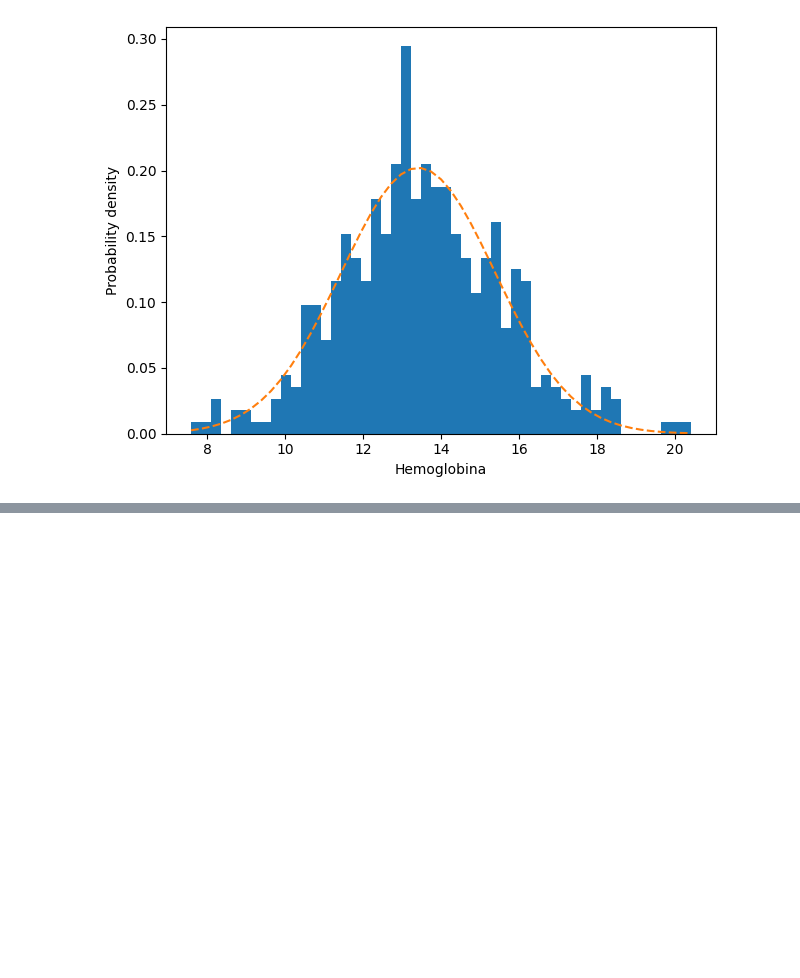
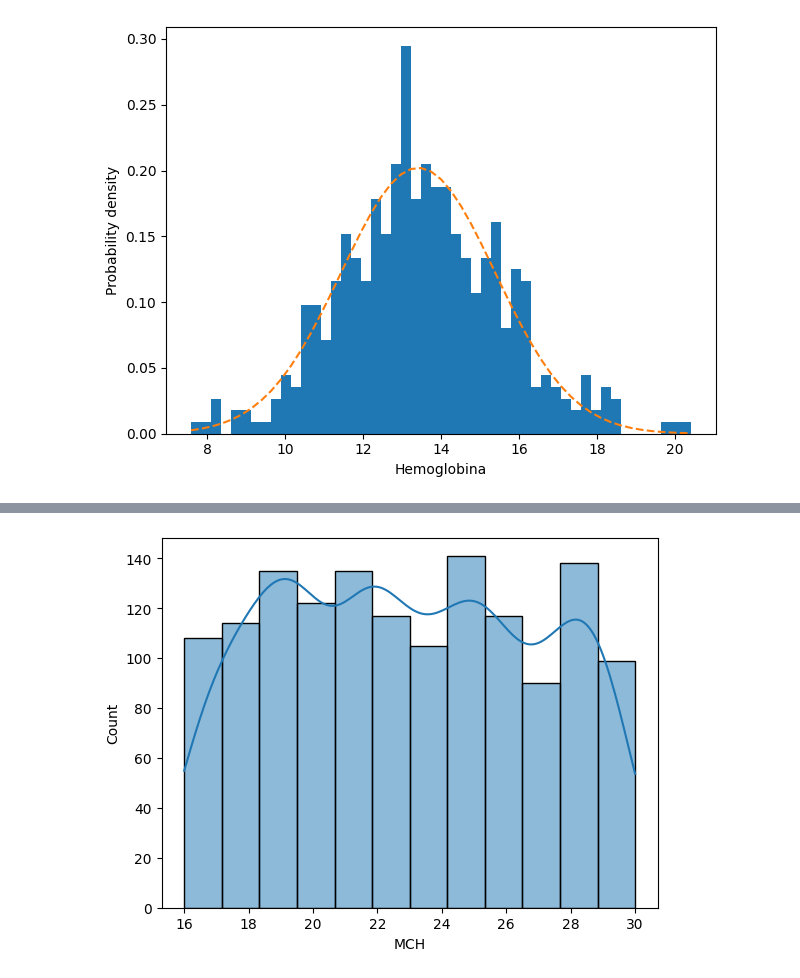
Before and after one commit to cantaruttim/Anemia, a Jupyter notebook: Anemia.ipynb, the cells around one changed output, grey strips where cells are left out. Saved outputs shown, nothing was run; the diff lists cells and outputs as text; code cells hidden in the pictures; blank space fills up the shorter version.

```diff
--- a/Anemia.ipynb
+++ b/Anemia.ipynb
@@ -97,0 +107,4 @@ plt.show()
+# %%
+sns.histplot(dataset['MCH'], kde=True);
+# %% [output]
+[figure, added]
```
Also changed, not shown: parts of 21 cells of this notebook.
